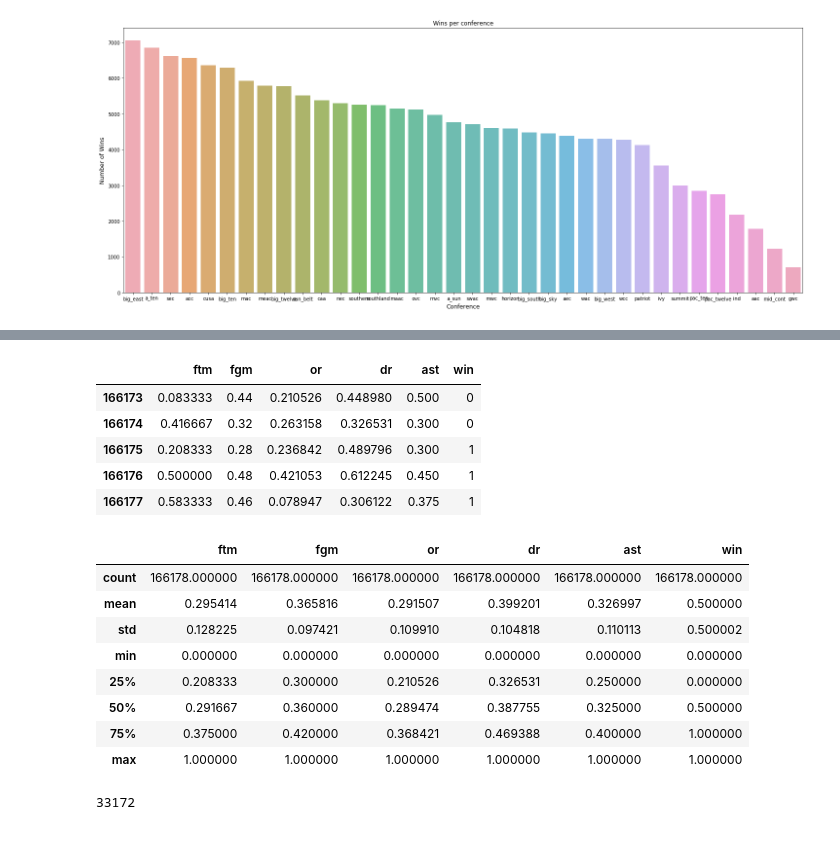
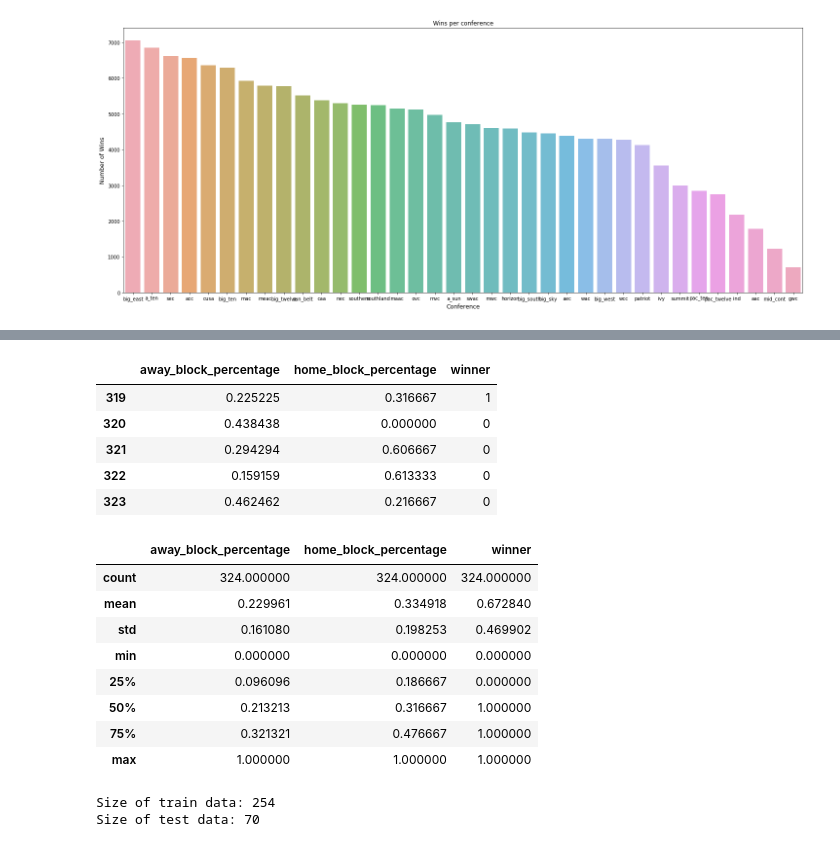
Before and after one commit to vivtalla/EECS_738_Final_Project, a Jupyter notebook: Notebooks/NeuralNetwork.ipynb, the cells around one changed output, grey strips where cells are left out. Cells and saved outputs as stored; diff of their text form; code cells hidden in the pictures.

```diff
--- a/Notebooks/NeuralNetwork.ipynb
+++ b/Notebooks/NeuralNetwork.ipynb
@@ -65,4 +65,6 @@ plt.show()
 # %%
 df_final = df_final[df_final.season > 2000]
 df_final.head()
+df_newFinal = pd.read_csv('../Data/data-full10.csv')
+df_newFinal.head(10)
 # %% [output]
@@ -75,0 +83,10 @@ df_final.head()
+# %%
+#use label encoder to enumerate the type of species
+from sklearn.preprocessing import LabelEncoder
+#encoding all other features for classification purposes
+le = LabelEncoder()
+le.fit(df_newFinal['winner'])
+df_newFinal['winner'] = le.transform(df_newFinal['winner'])
+df_newFinal.head(10)
+#Home = 1
+#Away = 0
@@ -76,33 +106,34 @@ df_final.head()
 # %%
-normalized_data = df_final[['ftm', 'fgm', 'or', 'dr', 'ast']].apply(lambda z: (z - z.min()) / (z.max() - z.min()))
-normalized_data['win'] = df_final['win']
+normalized_data = df_newFinal[['away_block_percentage', 'home_block_percentage']].apply(lambda z: (z - z.min()) / (z.max() - z.min()))
+normalized_data['winner'] = df_newFinal['winner']
 normalized_data.tail(5)
 # %% [output]
-|  | ftm | fgm | or | dr | ast | win |
-| 166173 | 0.083333 | 0.44 | 0.210526 | 0.448980 | 0.500 | 0 |
-| 166174 | 0.416667 | 0.32 | 0.263158 | 0.326531 | 0.300 | 0 |
-| 166175 | 0.208333 | 0.28 | 0.236842 | 0.489796 | 0.300 | 1 |
-| 166176 | 0.500000 | 0.48 | 0.421053 | 0.612245 | 0.450 | 1 |
-| 166177 | 0.583333 | 0.46 | 0.078947 | 0.306122 | 0.375 | 1 |
+|  | away_block_percentage | home_block_percentage | winner |
+| 319 | 0.225225 | 0.316667 | 1 |
+| 320 | 0.438438 | 0.000000 | 0 |
+| 321 | 0.294294 | 0.606667 | 0 |
+| 322 | 0.159159 | 0.613333 | 0 |
+| 323 | 0.462462 | 0.216667 | 0 |
 # %%
 normalized_data.describe()
 # %% [output]
-|  | ftm | fgm | or | dr | ast | win |
-| count | 166178.000000 | 166178.000000 | 166178.000000 | 166178.000000 | 166178.000000 | 166178.000000 |
-| mean | 0.295414 | 0.365816 | 0.291507 | 0.399201 | 0.326997 | 0.500000 |
-| std | 0.128225 | 0.097421 | 0.109910 | 0.104818 | 0.110113 | 0.500002 |
-| min | 0.000000 | 0.000000 | 0.000000 | 0.000000 | 0.000000 | 0.000000 |
-| 25% | 0.208333 | 0.300000 | 0.210526 | 0.326531 | 0.250000 | 0.000000 |
-| 50% | 0.291667 | 0.360000 | 0.289474 | 0.387755 | 0.325000 | 0.500000 |
-| 75% | 0.375000 | 0.420000 | 0.368421 | 0.469388 | 0.400000 | 1.000000 |
-| max | 1.000000 | 1.000000 | 1.000000 | 1.000000 | 1.000000 | 1.000000 |
+|  | away_block_percentage | home_block_percentage | winner |
+| count | 324.000000 | 324.000000 | 324.000000 |
+| mean | 0.229961 | 0.334918 | 0.672840 |
+| std | 0.161080 | 0.198253 | 0.469902 |
+| min | 0.000000 | 0.000000 | 0.000000 |
+| 25% | 0.096096 | 0.186667 | 0.000000 |
+| 50% | 0.213213 | 0.316667 | 1.000000 |
+| 75% | 0.321321 | 0.476667 | 1.000000 |
+| max | 1.000000 | 1.000000 | 1.000000 |
 # %%
 #splitting into train and test datasets using numpy's randn
 msk = np.random.rand(len(normalized_data)) < 0.8
 train = normalized_data[msk]
 test = normalized_data[~msk]
-len(train)
-len(test)
+print('Size of train data:', len(train))
+print('Size of test data:', len(test))
 # %% [output]
-33172
+Size of train data: 254
+Size of test data: 70
 # %%
```
Also changed, not shown: parts of 9 cells of this notebook, 7 other files.
